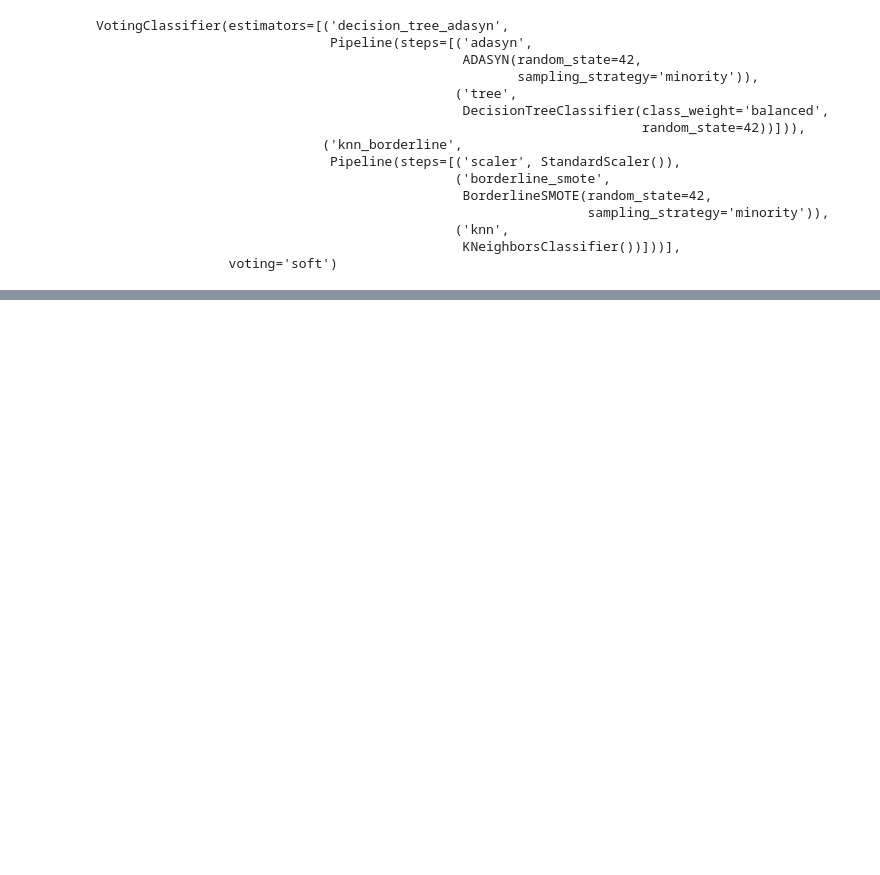
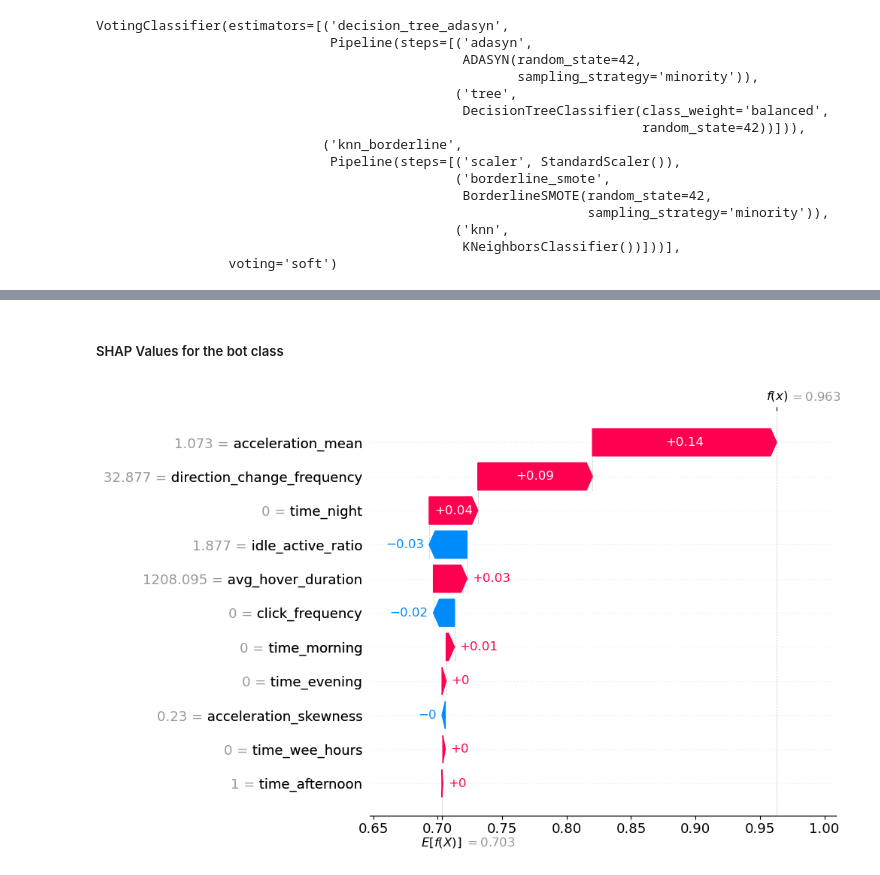
Before and after one commit to cherrydrunk/DSA4263-automated-fraud, a Jupyter notebook: notebooks/model_ensemble.ipynb, the cells around one changed output, grey strips where cells are left out. Saved outputs shown, nothing was run; the diff lists cells and outputs as text; code cells hidden in the pictures; blank space fills up the shorter version.

```diff
--- a/notebooks/model_ensemble.ipynb
+++ b/notebooks/model_ensemble.ipynb
@@ -111,0 +293,15 @@ weighted avg       0.99      0.99      0.99       180
+# %% [markdown]
+##### SHAP Values for the bot class
+# %%
+# Extract SHAP values for the first class (class 0)
+shap_values_for_class_0 = shap_values[:, :, 0]  # Get SHAP values for class 0 (bot)
+
+
+# Visualize SHAP waterfall plot for the first test sample
+shap.plots.waterfall(shap.Explanation(values=shap_values_for_class_0[0],
+                                      base_values=shap_values.base_values[0],
+                                      data=X_test.iloc[0],
+                                      feature_names=feature_names),
+                                      max_display=len(feature_names))
+# %% [output]
+[figure, added]
```
Also changed, not shown: parts of 18 cells of this notebook.
